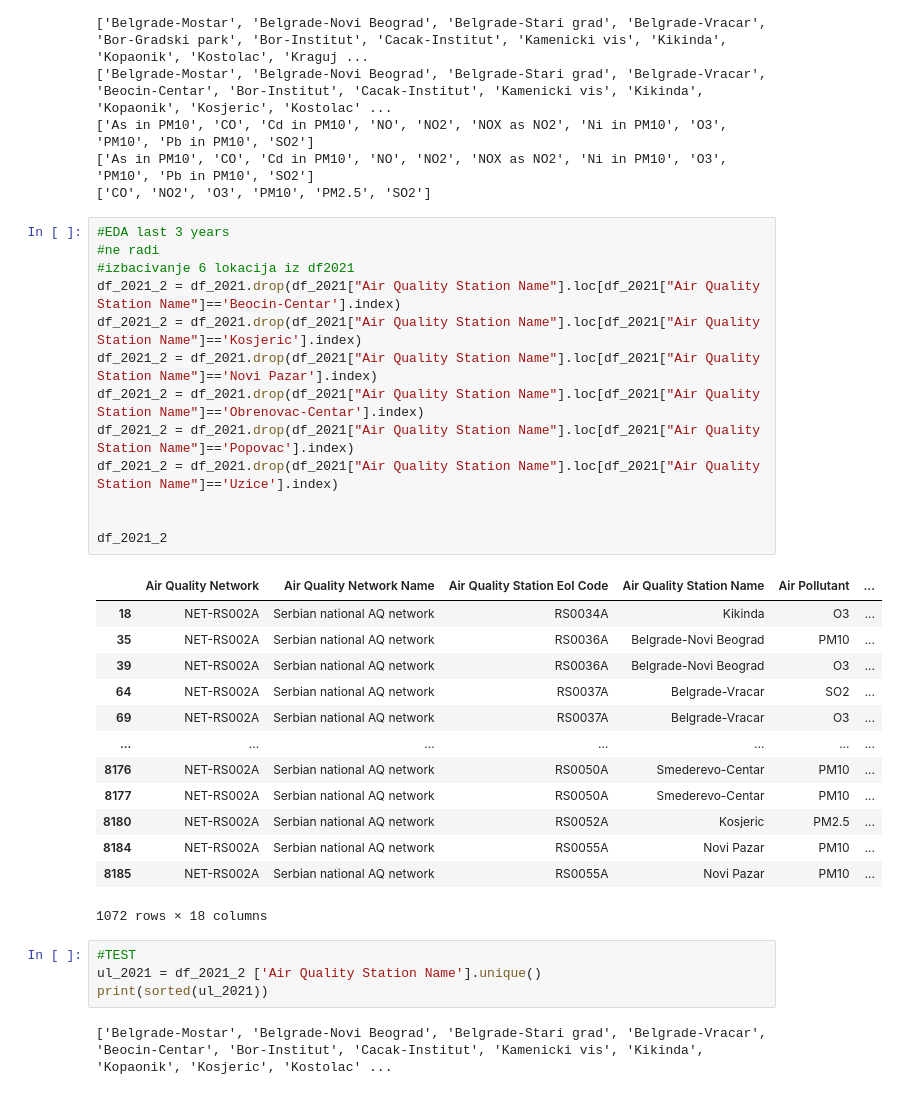
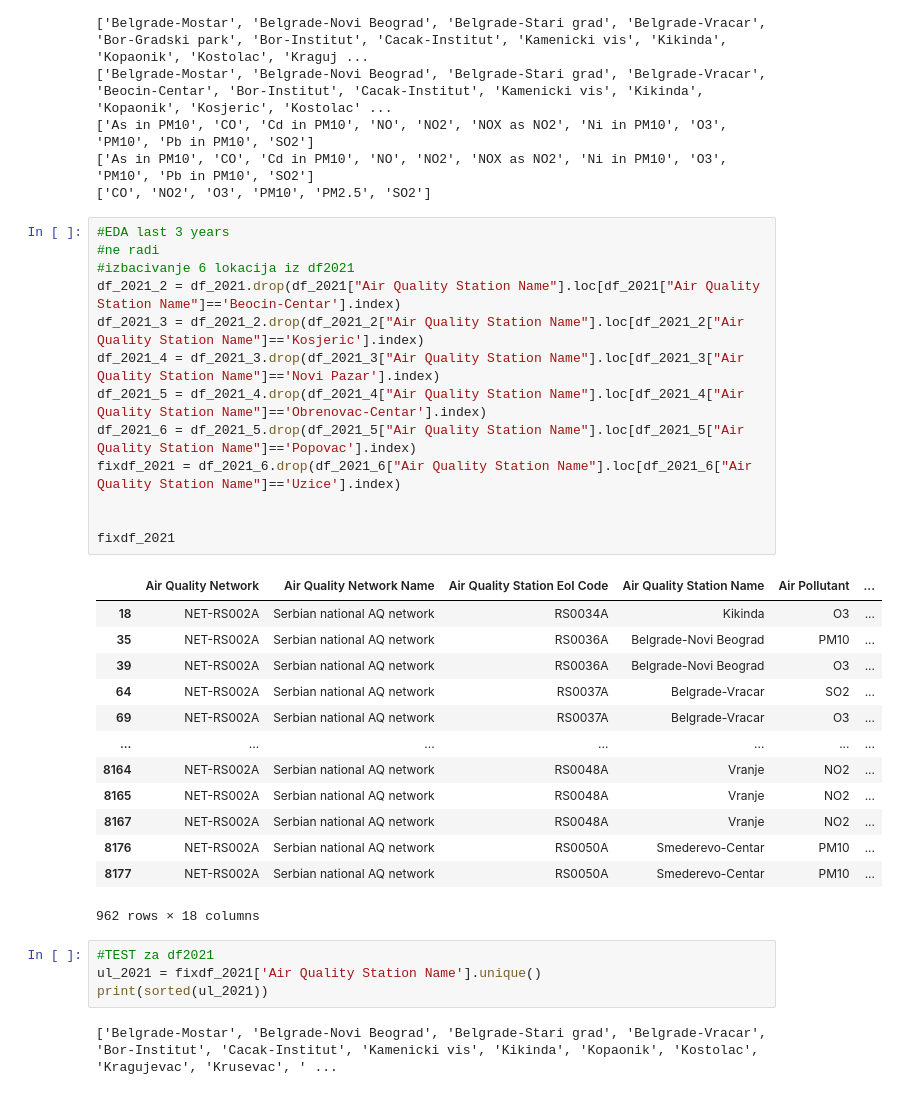
Before and after one commit to makilezx/analysis-of-air-pollution-in-Serbian-cities, a Jupyter notebook: data-analysis-1.ipynb, the cells around one changed output. Saved outputs shown, nothing was run; the diff lists cells and outputs as text.

```diff
--- a/data-analysis-1.ipynb
+++ b/data-analysis-1.ipynb
@@ -322,33 +322,33 @@ for i in (df_2019, df_2020, df_2021):
 # %%
 #EDA last 3 years
 #ne radi
 #izbacivanje 6 lokacija iz df2021
 df_2021_2 = df_2021.drop(df_2021["Air Quality Station Name"].loc[df_2021["Air Quality Station Name"]=='Beocin-Centar'].index)
-df_2021_2 = df_2021.drop(df_2021["Air Quality Station Name"].loc[df_2021["Air Quality Station Name"]=='Kosjeric'].index)
-df_2021_2 = df_2021.drop(df_2021["Air Quality Station Name"].loc[df_2021["Air Quality Station Name"]=='Novi Pazar'].index)
-df_2021_2 = df_2021.drop(df_2021["Air Quality Station Name"].loc[df_2021["Air Quality Station Name"]=='Obrenovac-Centar'].index)
-df_2021_2 = df_2021.drop(df_2021["Air Quality Station Name"].loc[df_2021["Air Quality Station Name"]=='Popovac'].index)
-df_2021_2 = df_2021.drop(df_2021["Air Quality Station Name"].loc[df_2021["Air Quality Station Name"]=='Uzice'].index)
+df_2021_3 = df_2021_2.drop(df_2021_2["Air Quality Station Name"].loc[df_2021_2["Air Quality Station Name"]=='Kosjeric'].index)
+df_2021_4 = df_2021_3.drop(df_2021_3["Air Quality Station Name"].loc[df_2021_3["Air Quality Station Name"]=='Novi Pazar'].index)
+df_2021_5 = df_2021_4.drop(df_2021_4["Air Quality Station Name"].loc[df_2021_4["Air Quality Station Name"]=='Obrenovac-Centar'].index)
+df_2021_6 = df_2021_5.drop(df_2021_5["Air Quality Station Name"].loc[df_2021_5["Air Quality Station Name"]=='Popovac'].index)
+fixdf_2021 = df_2021_6.drop(df_2021_6["Air Quality Station Name"].loc[df_2021_6["Air Quality Station Name"]=='Uzice'].index)
 
 
-df_2021_2
+fixdf_2021
 # %% [output]
 |  | Air Quality Network | Air Quality Network Name | Air Quality Station EoI Code | Air Quality Station Name | Air Pollutant | ... |
 | 18 | NET-RS002A | Serbian national AQ network | RS0034A | Kikinda | O3 | ... |
 | 35 | NET-RS002A | Serbian national AQ network | RS0036A | Belgrade-Novi Beograd | PM10 | ... |
 | 39 | NET-RS002A | Serbian national AQ network | RS0036A | Belgrade-Novi Beograd | O3 | ... |
 | 64 | NET-RS002A | Serbian national AQ network | RS0037A | Belgrade-Vracar | SO2 | ... |
 | 69 | NET-RS002A | Serbian national AQ network | RS0037A | Belgrade-Vracar | O3 | ... |
 | ... | ... | ... | ... | ... | ... | ... |
+| 8164 | NET-RS002A | Serbian national AQ network | RS0048A | Vranje | NO2 | ... |
+| 8165 | NET-RS002A | Serbian national AQ network | RS0048A | Vranje | NO2 | ... |
+| 8167 | NET-RS002A | Serbian national AQ network | RS0048A | Vranje | NO2 | ... |
 | 8176 | NET-RS002A | Serbian national AQ network | RS0050A | Smederevo-Centar | PM10 | ... |
 | 8177 | NET-RS002A | Serbian national AQ network | RS0050A | Smederevo-Centar | PM10 | ... |
-| 8180 | NET-RS002A | Serbian national AQ network | RS0052A | Kosjeric | PM2.5 | ... |
-| 8184 | NET-RS002A | Serbian national AQ network | RS0055A | Novi Pazar | PM10 | ... |
-| 8185 | NET-RS002A | Serbian national AQ network | RS0055A | Novi Pazar | PM10 | ... |
-1072 rows × 18 columns
+962 rows × 18 columns
 # %%
-#TEST
-ul_2021 = df_2021_2 ['Air Quality Station Name'].unique()
+#TEST za df2021
+ul_2021 = fixdf_2021['Air Quality Station Name'].unique()
 print(sorted(ul_2021))
 # %% [output]
-['Belgrade-Mostar', 'Belgrade-Novi Beograd', 'Belgrade-Stari grad', 'Belgrade-Vracar', 'Beocin-Centar', 'Bor-Institut', 'Cacak-Institut', 'Kamenicki vis', 'Kikinda', 'Kopaonik', 'Kosjeric', 'Kostolac' ...
+['Belgrade-Mostar', 'Belgrade-Novi Beograd', 'Belgrade-Stari grad', 'Belgrade-Vracar', 'Bor-Institut', 'Cacak-Institut', 'Kamenicki vis', 'Kikinda', 'Kopaonik', 'Kostolac', 'Kragujevac', 'Krusevac', ' ...
```
